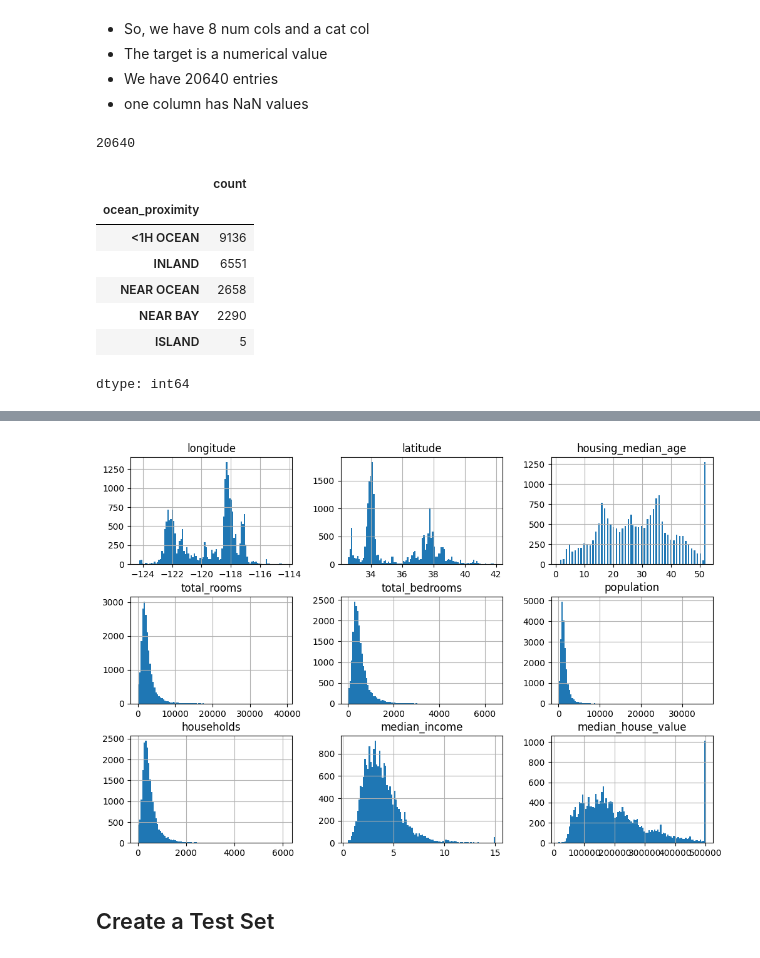
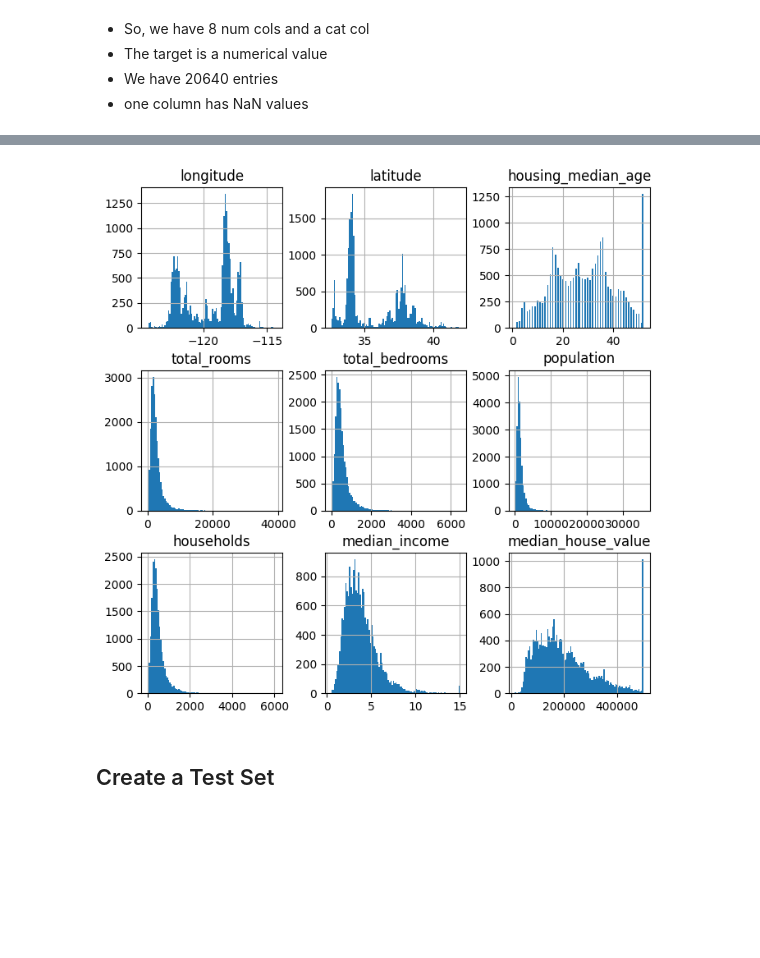
Before and after one commit to naina-bhatnagar/homlp, a Jupyter notebook: c2/C_02_homework.ipynb, the cells around one changed output, grey strips where cells are left out. Drawn from its saved outputs; the diff is of its cells as text; code cells hidden in the pictures; blank space fills up the shorter version.

```diff
--- a/c2/C_02_homework.ipynb
+++ b/c2/C_02_homework.ipynb
@@ -79,21 +79,6 @@ memory usage: 1.6+ MB
 *   The target is a numerical value
 *   We have 20640 entries
 *   one column has NaN values
-# %%
-df.shape[0]
-# %% [output]
-20640
-# %%
-df["ocean_proximity"].value_counts()
-# %% [output]
-|  | count |
-| ocean_proximity |  |
-| <1H OCEAN | 9136 |
-| INLAND | 6551 |
-| NEAR OCEAN | 2658 |
-| NEAR BAY | 2290 |
-| ISLAND | 5 |
-dtype: int64
 # %%
 df.describe()
 # %% [output]
@@ -109,10 +94,10 @@ df.describe()
 # %%
 import matplotlib.pyplot as plt
 
-df.hist(bins=100, figsize=(12, 8))
+df.hist(bins=100, figsize=(8, 8))
 plt.show()
 # %% [output]
-[figure, old version]
+[figure, new version]
 # %% [markdown]
 ## Create a Test Set
 # %%
```
Also changed, not shown: parts of 7 cells of this notebook.
